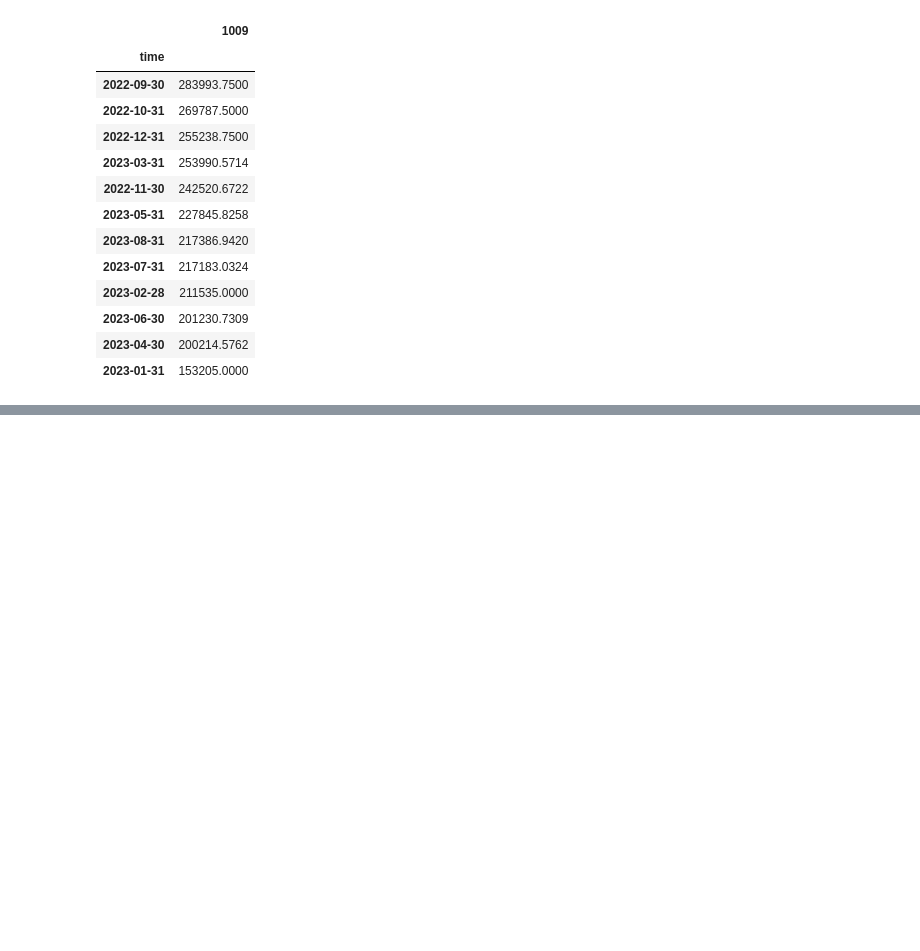
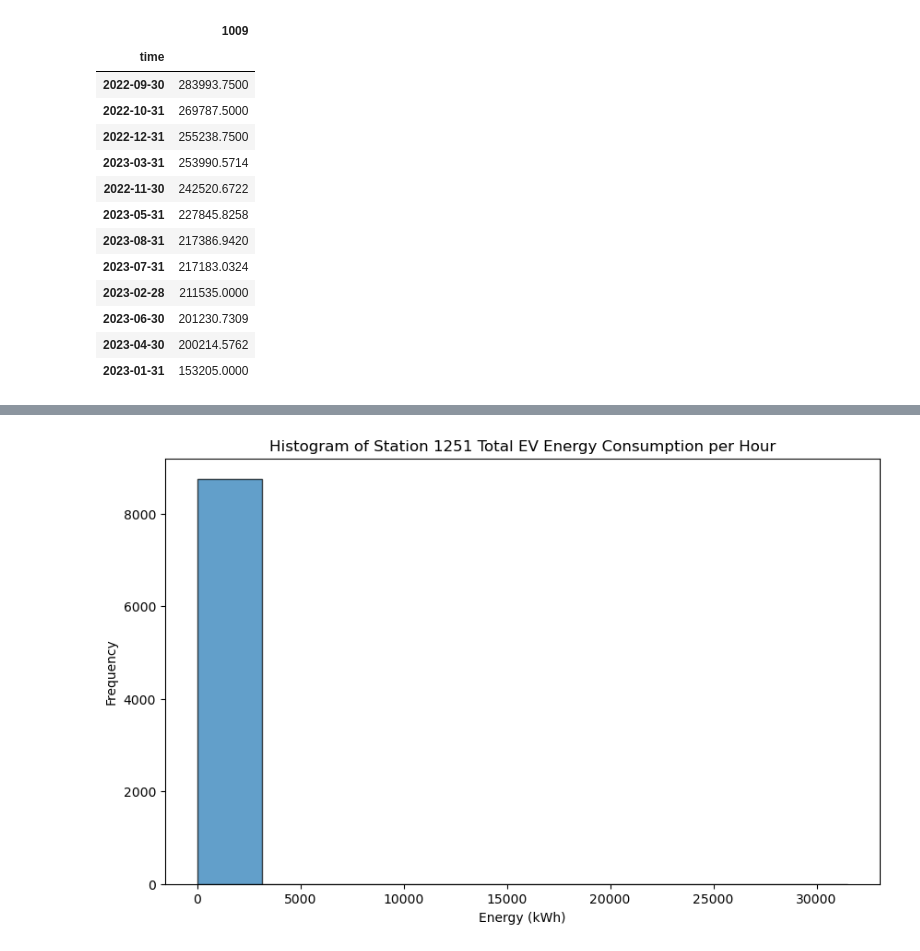
Before and after one commit to nareeratm/capstone_ev, a Jupyter notebook: Energy.ipynb, the cells around one changed output, grey strips where cells are left out. Saved outputs shown, nothing was run; the diff lists cells and outputs as text; code cells hidden in the pictures; blank space fills up the shorter version.

```diff
--- a/Energy.ipynb
+++ b/Energy.ipynb
@@ -311,0 +486,9 @@ energy_st9.resample('ME').sum().sort_values(by='1009', ascending=False)
+# %%
+plt.figure(figsize=(10, 6))
+plt.hist(energy['1251'], bins=10, edgecolor='black', alpha=0.7)
+plt.xlabel('Energy (kWh)')
+plt.ylabel('Frequency')
+plt.title('Histogram of Station 1251 Total EV Energy Consumption per Hour')
+plt.show()
+# %% [output]
+[figure, added]
```
Also changed, not shown: parts of 20 cells of this notebook.
